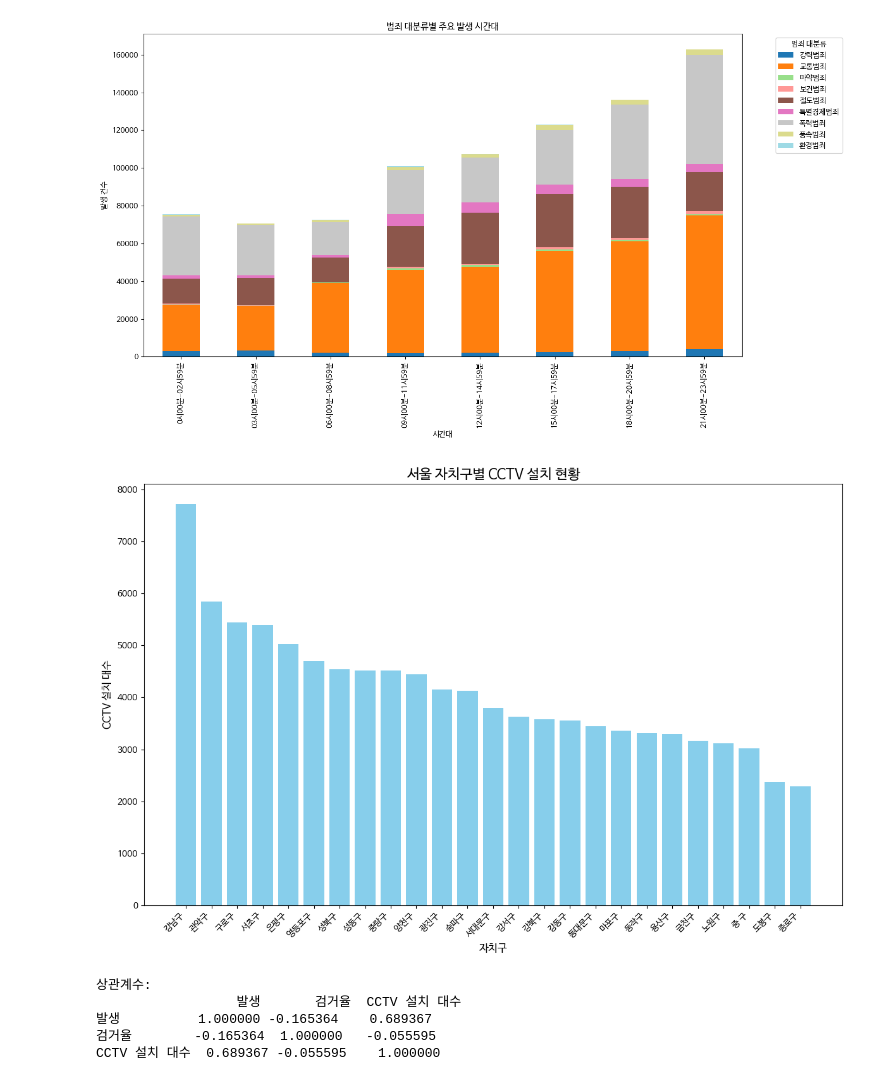
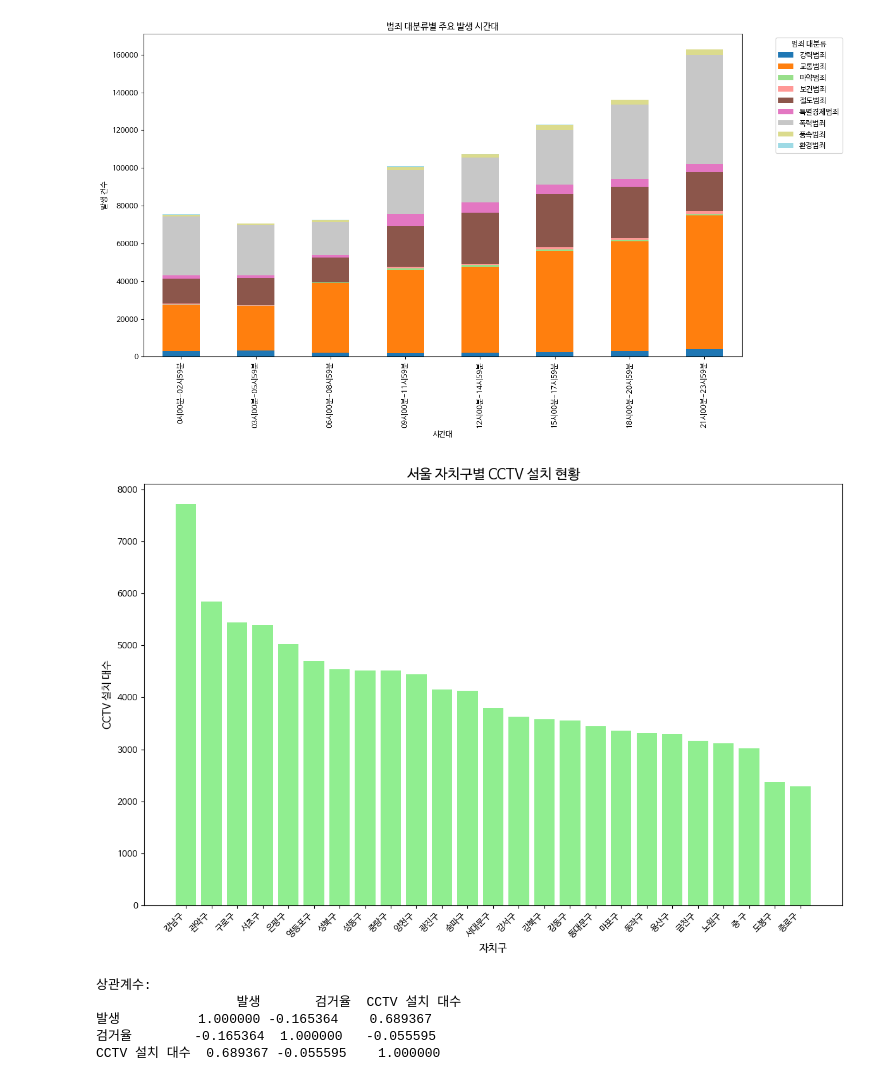
Before and after one commit to CodingCat-Jung/SmartCity, a Jupyter notebook: SmartCity03.ipynb, the cells around one changed output. Drawn from its saved outputs; the diff is of its cells as text; code cells hidden in the pictures.

```diff
--- a/SmartCity03.ipynb
+++ b/SmartCity03.ipynb
@@ -262,35 +262,35 @@ import matplotlib.font_manager as fm
 
 # 데이터 불러오기
 df = pd.read_excel('서울시 자치구 (연도별) CCTV 설치현황_240630.xlsx')
 
 # print(df.columns)
 
 df_sorted = df.sort_values(by='총계', ascending=False)
 
 # 결과를 새 엑셀 파일로 저장
 df_sorted.to_excel('서울 자치구별 CCTV 설치율 파악.xlsx', index=False)
 
 plt.rc('font', family='NanumBarunGothic')
 
 # 시각화: CCTV 설치율 (막대 그래프)
 plt.figure(figsize=(12, 8))
-plt.bar(df_sorted['구분'], df_sorted['총계'], color='skyblue')
+plt.bar(df_sorted['구분'], df_sorted['총계'], color='lightgreen')
 
 # 그래프 제목 및 축 레이블 설정
 plt.title('서울 자치구별 CCTV 설치 현황', fontsize=16)
 plt.xlabel('자치구', fontsize=12)
 plt.ylabel('CCTV 설치 대수', fontsize=12)
 
 # X축 라벨 회전
 plt.xticks(rotation=45, ha='right', fontsize=10)
 
 # 레이아웃 조정
 plt.tight_layout()
 
 # 그래프 출력
 plt.show()
 # %% [output]
-[figure, old version]
+[figure, new version]
 # %%
 # CCTV 설치 대수가 범죄 발생 건수나 검거율에 어떤 영향을 미치는지 확인
 import pandas as pd
```
